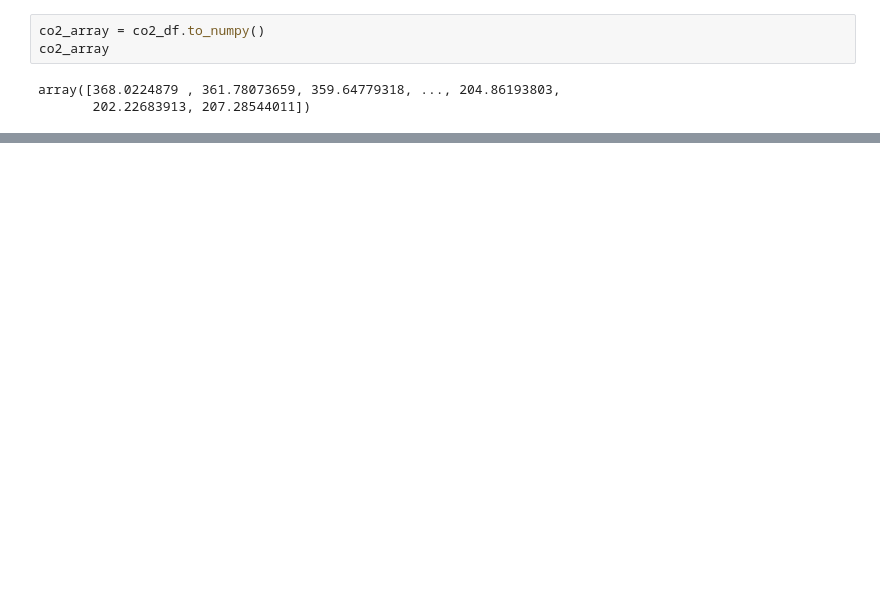
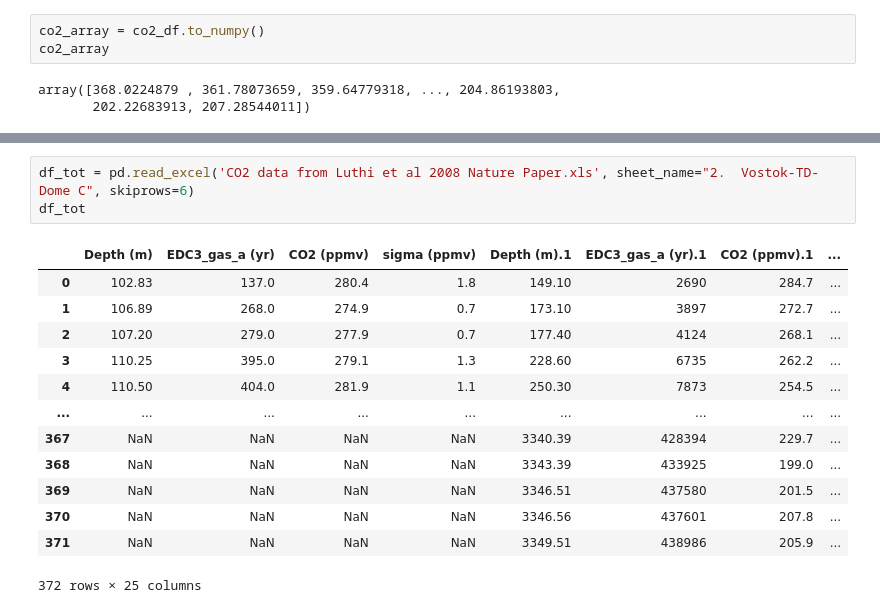
Before and after one commit to horgano/PfDA-Project2, a Jupyter notebook: PfDA-Project2.ipynb, the cells around one changed output, grey strips where cells are left out. Saved outputs shown, nothing was run; the diff lists cells and outputs as text; blank space fills up the shorter version.

```diff
--- a/PfDA-Project2.ipynb
+++ b/PfDA-Project2.ipynb
@@ -76,0 +109,17 @@ fig, ax = plt.subplots()
+# %%
+df_tot = pd.read_excel('CO2 data from Luthi et al 2008 Nature Paper.xls', sheet_name="2.  Vostok-TD-Dome C", skiprows=6)
+df_tot
+# %% [output]
+|  | Depth (m) | EDC3_gas_a (yr) | CO2 (ppmv) | sigma (ppmv) | Depth (m).1 | EDC3_gas_a (yr).1 | CO2 (ppmv).1 | ... |
+| 0 | 102.83 | 137.0 | 280.4 | 1.8 | 149.10 | 2690 | 284.7 | ... |
+| 1 | 106.89 | 268.0 | 274.9 | 0.7 | 173.10 | 3897 | 272.7 | ... |
+| 2 | 107.20 | 279.0 | 277.9 | 0.7 | 177.40 | 4124 | 268.1 | ... |
+| 3 | 110.25 | 395.0 | 279.1 | 1.3 | 228.60 | 6735 | 262.2 | ... |
+| 4 | 110.50 | 404.0 | 281.9 | 1.1 | 250.30 | 7873 | 254.5 | ... |
+| ... | ... | ... | ... | ... | ... | ... | ... | ... |
+| 367 | NaN | NaN | NaN | NaN | 3340.39 | 428394 | 229.7 | ... |
+| 368 | NaN | NaN | NaN | NaN | 3343.39 | 433925 | 199.0 | ... |
+| 369 | NaN | NaN | NaN | NaN | 3346.51 | 437580 | 201.5 | ... |
+| 370 | NaN | NaN | NaN | NaN | 3346.56 | 437601 | 207.8 | ... |
+| 371 | NaN | NaN | NaN | NaN | 3349.51 | 438986 | 205.9 | ... |
+372 rows × 25 columns
```
Also changed, not shown: parts of 17 cells of this notebook, 3 other files.
